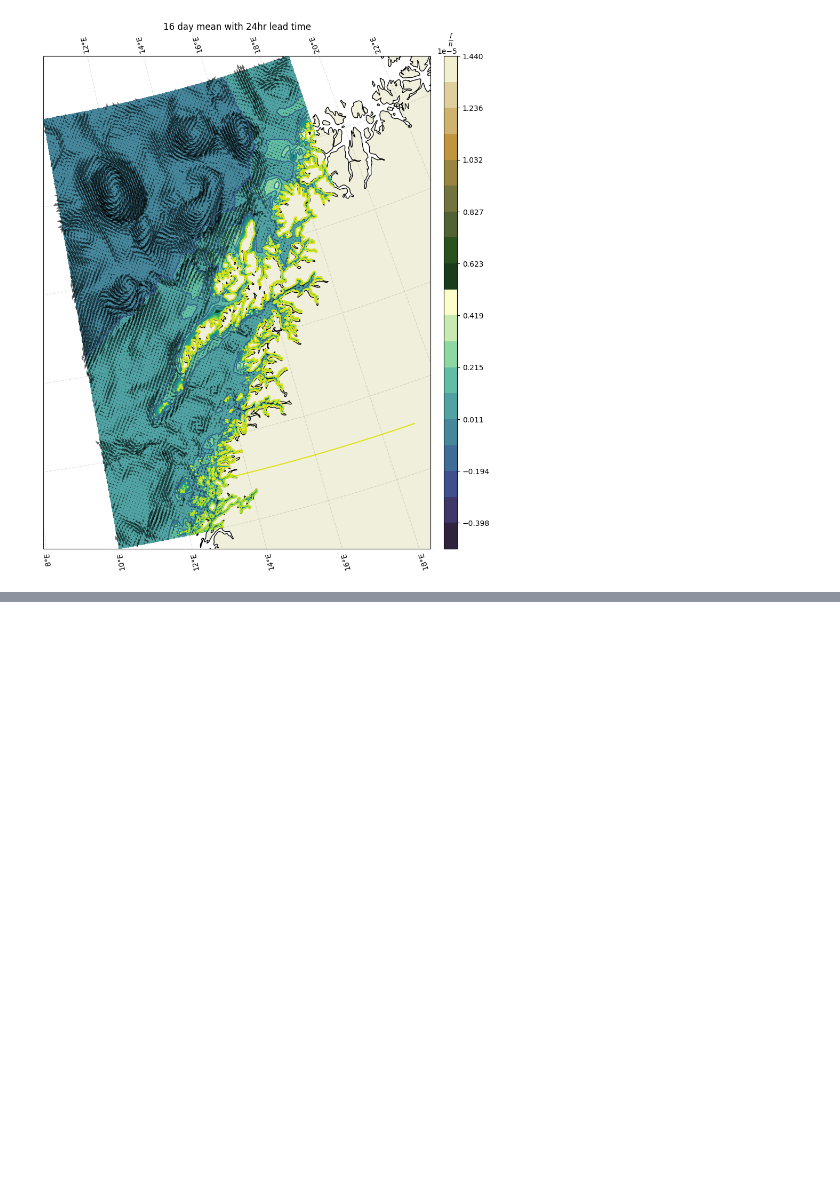
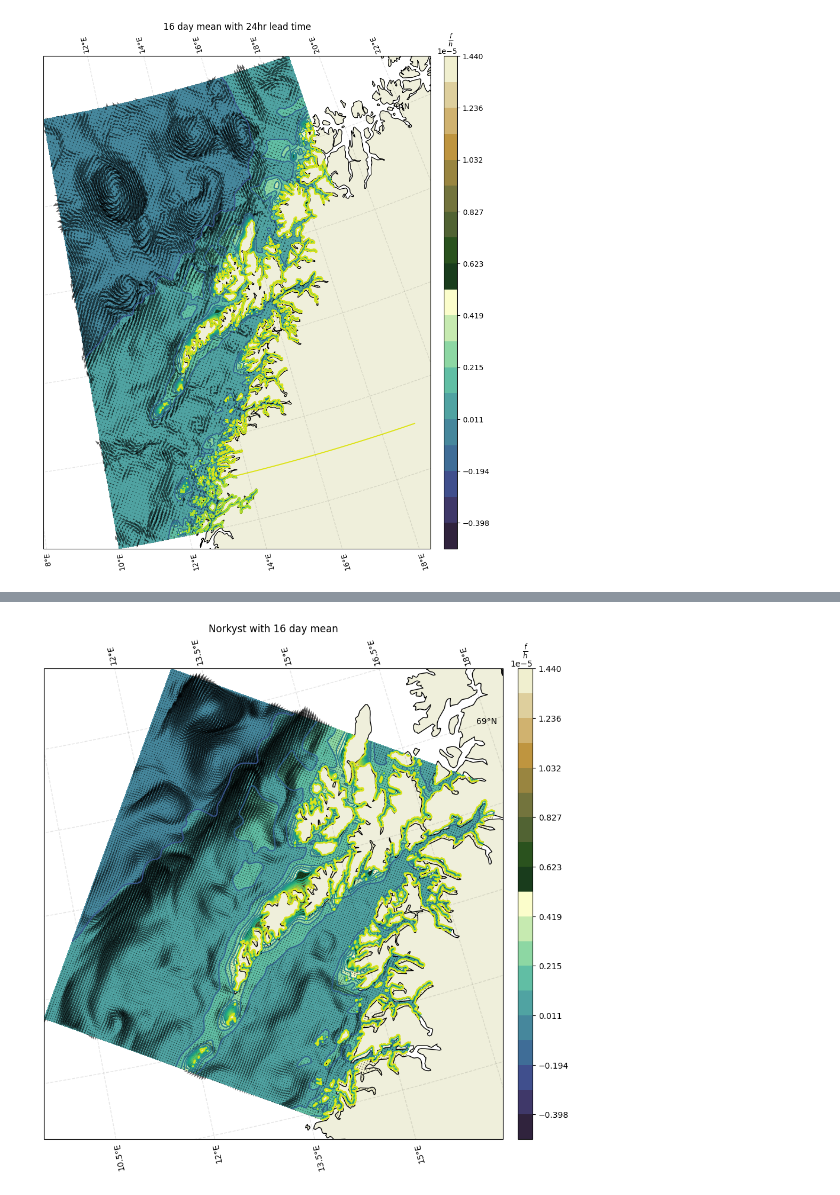
Before and after one commit to metno/ocean-ai, a Jupyter notebook: plot/fh_script_test.ipynb, the cells around one changed output, grey strips where cells are left out. Drawn from its saved outputs; the diff is of its cells as text; code cells hidden in the pictures; blank space fills up the shorter version.

Commit message:
comparing 16 day mean from Norkyst hindcast with a 16 day mean for inference, 24hr lead time

```diff
--- a/plot/fh_script_test.ipynb
+++ b/plot/fh_script_test.ipynb
@@ -160,0 +163,11 @@ https://docs.xarray.dev/en/stable/user-guide/io.html
+# %%
+all_norkyst = [norkyst_3003, norkyst_3103, norkyst_0104, norkyst_0204, norkyst_0304, norkyst_0404, norkyst_0504, norkyst_0604, norkyst_0704, norkyst_0804, norkyst_0904, norkyst_1004, norkyst_1104, norkyst_1204, norkyst_1304, norkyst_1404, norkyst_1504]
+# %%
+u_means = []
+v_mean = []
+for n in all_norkyst:
+    cut_out_region = n.isel(Y = slice(572, 862), X = slice(1680, 1986))
+    mean_u, mean_v = mean_norkyst(cut_out_region)
+    #u_means.append(mean_u)
+    #v_mean.append(mean_v)
+    fh_val = fh_norkyst_value(cut_out_region)
@@ -160,0 +223,23 @@ https://docs.xarray.dev/en/stable/user-guide/io.html
+# %%
+def fh_norkyst(area, fh, u_vel, v_vel, title, step = 5, min_l = -0.5e-5, max_l = 1.44e-5):
+
+    fig, ax = plt.subplots(figsize = (10,12), subplot_kw={'projection' : ccrs.NorthPolarStereo()})
+    step = step
+    min_l = min_l
+    max_l = max_l
+    custom = np.linspace(min_l, max_l, 20)
+    im = ax.contour(area.lon.values, area.lat.values, fh[:,:], levels = custom, transform = ccrs.PlateCarree(), zorder = 2, color = 'black')
+    im_fill = ax.contourf(area.lon.values, area.lat.values, fh[:,:], levels = custom, transform = ccrs.PlateCarree(), zorder = 1, cmap = cmocean.cm.topo)
+    ax.quiver(area.lon.values[::step, ::step], area.lat.values[::step, ::step], u_vel[:,:].values[::step, ::step], v_vel[:,:].values[::step, ::step], transform = ccrs.PlateCarree(), color = 'black', alpha = 0.6, scale = 30)
+    cax = fig.add_axes([ax.get_position().x1+0.025, ax.get_position().y0, 0.025, ax.get_position().height])
+    cbar = fig.colorbar(im_fill, ax=ax, cax = cax, extend = 'both')
+    cbar.ax.set_title(r'$\frac{f}{h}$')
+    gl = ax.gridlines(crs = ccrs.PlateCarree(), draw_labels = True, linewidth = 1, color = 'black', alpha = 0.1, linestyle = '--')
+    gl.xlabels_top = False
+    gl.ylabels_right = False
+    ax.set_title(f'{title}')
+    ax.add_feature(cartopy.feature.LAND, zorder = 1, edgecolor = 'black')
+# %%
+fh_norkyst(area = cut_out_region, fh = fh_val, u_vel = mean_u.isel(time = 0), v_vel = mean_v.isel(time = 0), title = 'Norkyst with 16 day mean', step = 2)
+# %% [output]
+[figure, added]
```
Also changed, not shown: parts of 12 cells of this notebook, 1 other file.
